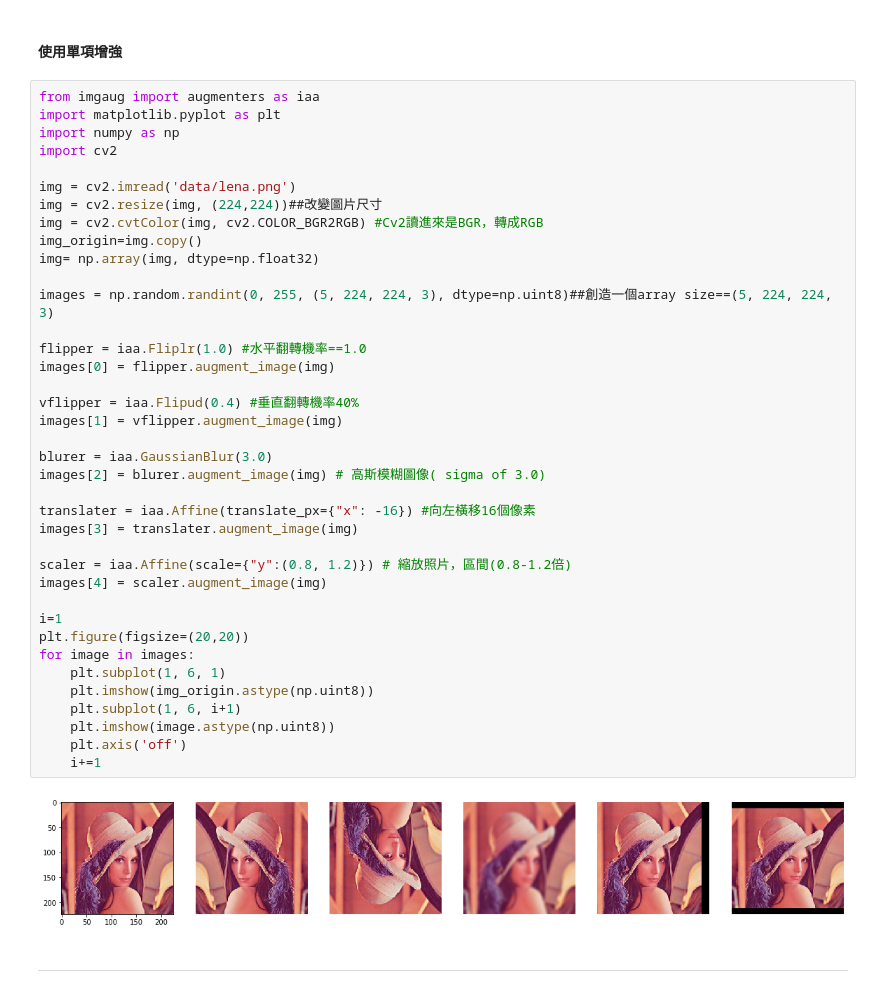
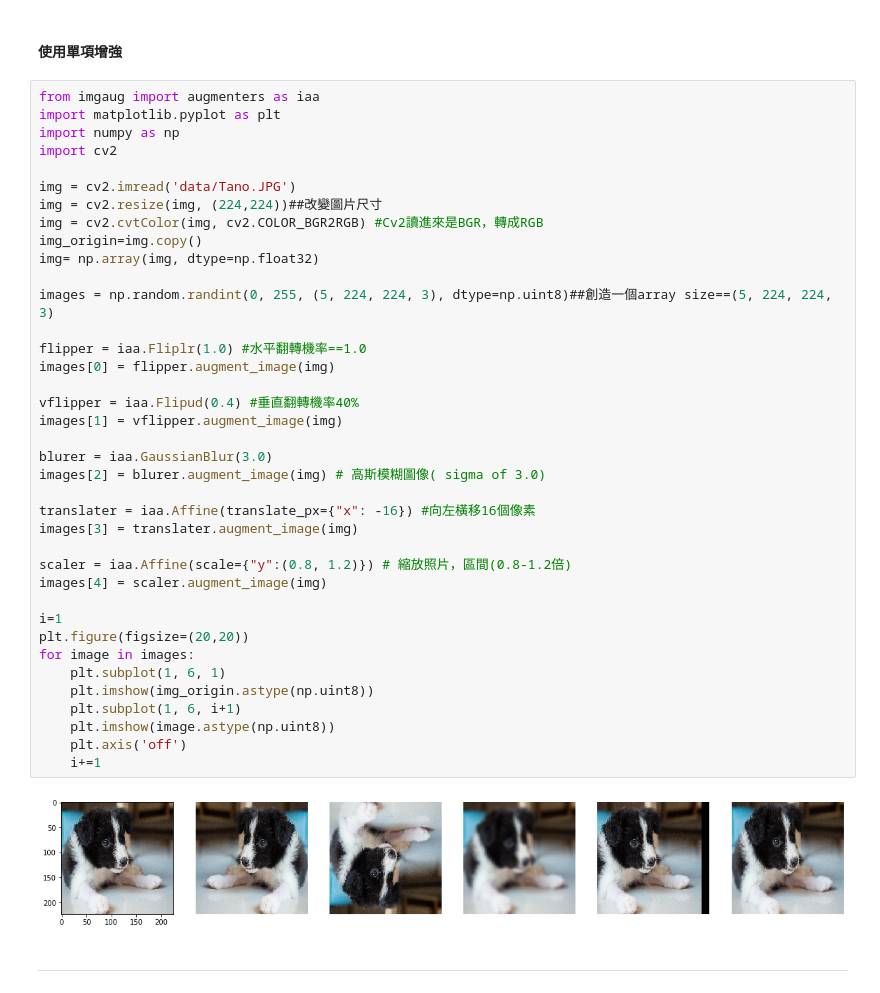
Before and after one commit to ScottChayaa/1st-DL-CVMarathon, a Jupyter notebook: homework/Day016_Image Augmentation_HW.ipynb, the cells around one changed output. Saved outputs shown, nothing was run; the diff lists cells and outputs as text.

```diff
--- a/homework/Day016_Image Augmentation_HW.ipynb
+++ b/homework/Day016_Image Augmentation_HW.ipynb
@@ -163,40 +160,40 @@ import matplotlib.pyplot as plt
 import numpy as np
 import cv2
 
-img = cv2.imread('data/lena.png')
+img = cv2.imread('data/Tano.JPG')
 img = cv2.resize(img, (224,224))##改變圖片尺寸
 img = cv2.cvtColor(img, cv2.COLOR_BGR2RGB) #Cv2讀進來是BGR，轉成RGB
 img_origin=img.copy()
 img= np.array(img, dtype=np.float32)
 
 images = np.random.randint(0, 255, (5, 224, 224, 3), dtype=np.uint8)##創造一個array size==(5, 224, 224, 3)
 
 flipper = iaa.Fliplr(1.0) #水平翻轉機率==1.0
 images[0] = flipper.augment_image(img)
 
 vflipper = iaa.Flipud(0.4) #垂直翻轉機率40%
 images[1] = vflipper.augment_image(img)
 
 blurer = iaa.GaussianBlur(3.0)
 images[2] = blurer.augment_image(img) # 高斯模糊圖像( sigma of 3.0)
 
 translater = iaa.Affine(translate_px={"x": -16}) #向左橫移16個像素
 images[3] = translater.augment_image(img)
 
 scaler = iaa.Affine(scale={"y":(0.8, 1.2)}) # 縮放照片，區間(0.8-1.2倍)
 images[4] = scaler.augment_image(img)
 
 i=1
 plt.figure(figsize=(20,20))
 for image in images:
     plt.subplot(1, 6, 1)
     plt.imshow(img_origin.astype(np.uint8))
     plt.subplot(1, 6, i+1)
     plt.imshow(image.astype(np.uint8))
     plt.axis('off')
     i+=1
 # %% [output]
-[figure, old version]
+[figure, new version]
 # %% [markdown]
 ---
 # %% [markdown]
```
Also changed, not shown: parts of 3 cells of this notebook, 3 other files.
